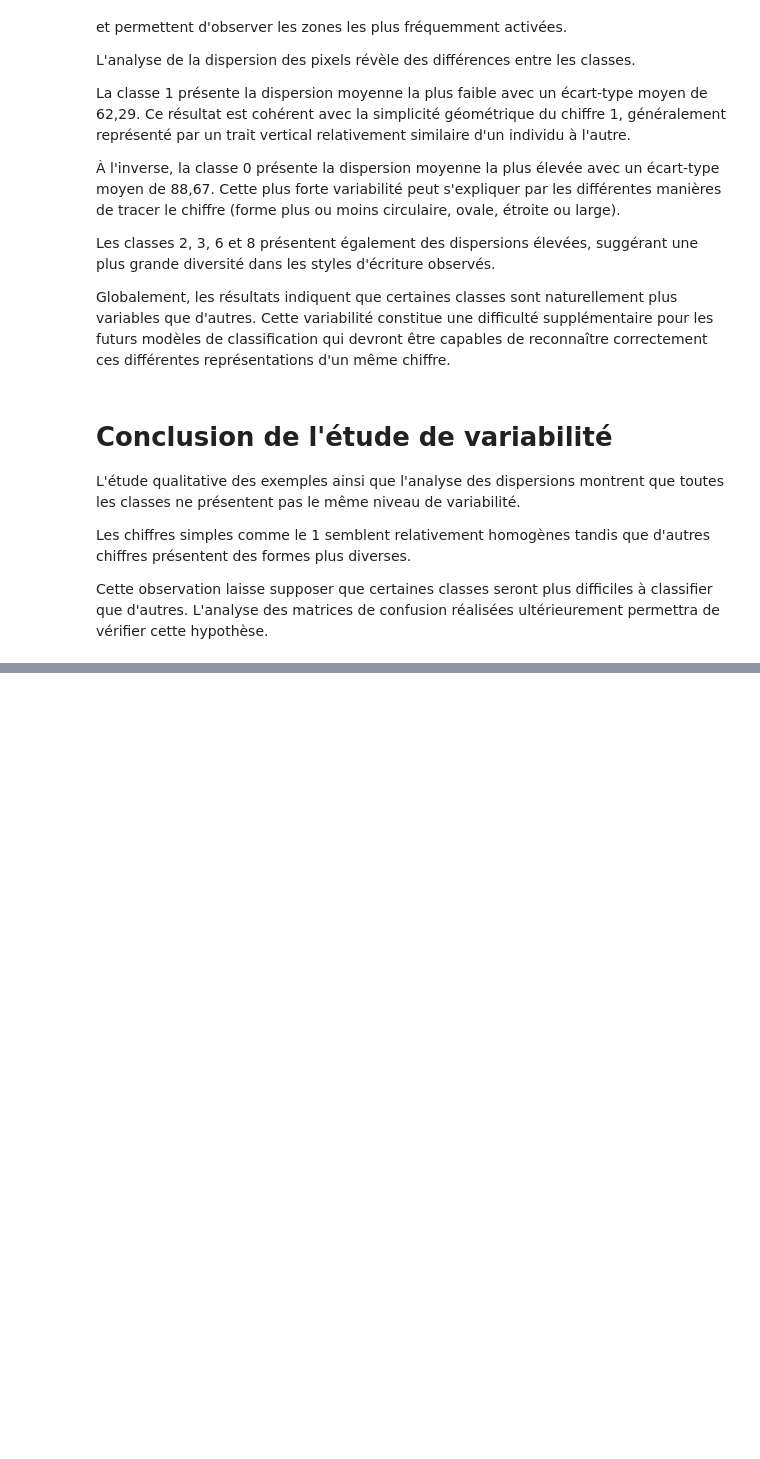
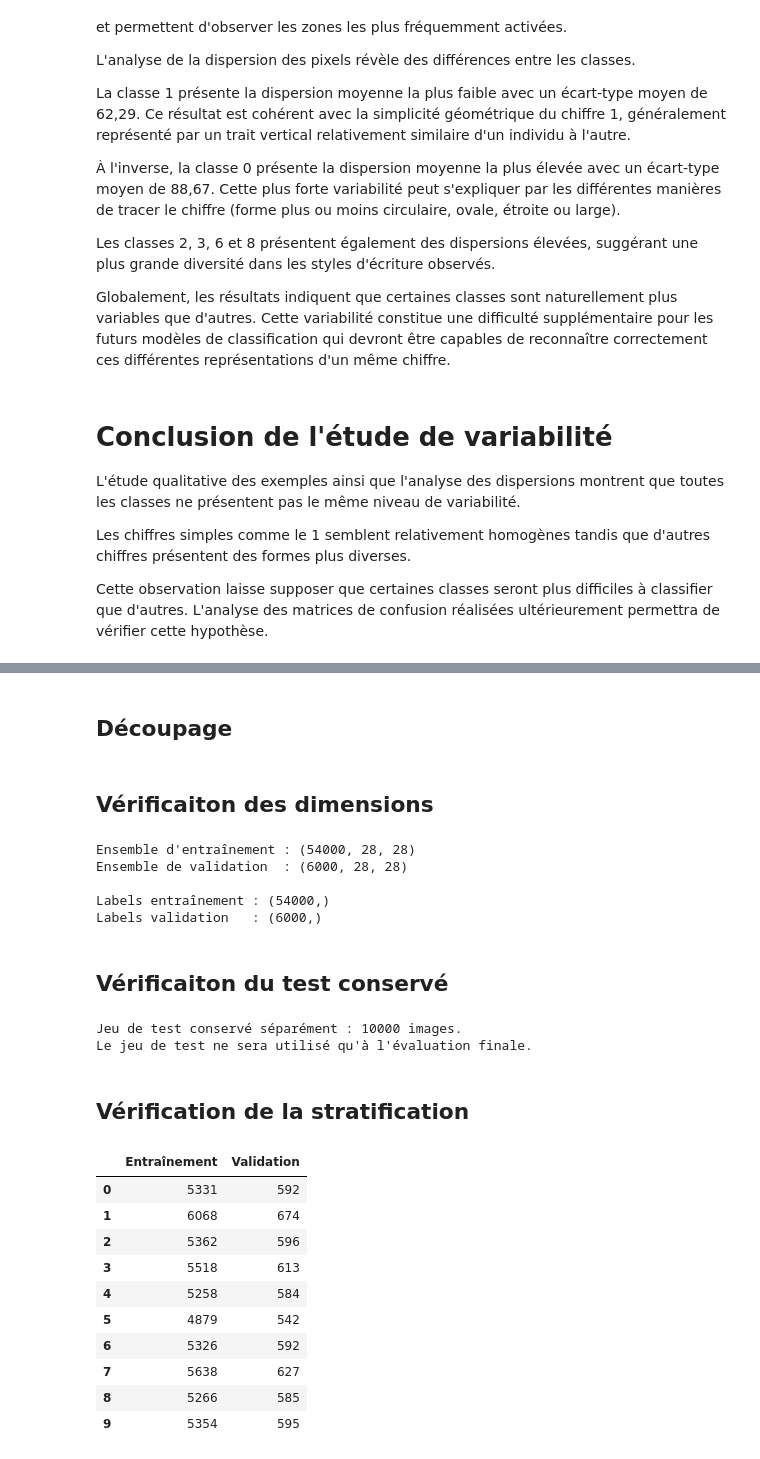
Before and after one commit to pierre-mazard/handwritten_digits, a Jupyter notebook: notebooks/01_exploration_mnist.ipynb, the cells around one changed output, grey strips where cells are left out. Cells and saved outputs as stored; diff of their text form; code cells hidden in the pictures; blank space fills up the shorter version.

```diff
--- a/notebooks/01_exploration_mnist.ipynb
+++ b/notebooks/01_exploration_mnist.ipynb
@@ -512,0 +559,59 @@ Les valeurs des pixels sont désormais comprises entre 0 et 1, ce qui constitue
+# %% [markdown]
+## Découpage
+# %%
+x_train, x_val, y_train, y_val = train_test_split(
+    x_train_full,
+    y_train_full,
+    test_size=6000,
+    random_state=SEED,
+    stratify=y_train_full,
+)
+# %% [markdown]
+## Vérificaiton des dimensions
+# %%
+print("Ensemble d'entraînement :", x_train.shape)
+print("Ensemble de validation  :", x_val.shape)
+
+print("\nLabels entraînement :", y_train.shape)
+print("Labels validation   :", y_val.shape)
+# %% [output]
+Ensemble d'entraînement : (54000, 28, 28)
+Ensemble de validation  : (6000, 28, 28)
+
+Labels entraînement : (54000,)
+Labels validation   : (6000,)
+# %% [markdown]
+## Vérificaiton du test conservé
+# %%
+print(f"Jeu de test conservé séparément : {x_test.shape[0]} images.")
+print("Le jeu de test ne sera utilisé qu'à l'évaluation finale.")
+# %% [output]
+Jeu de test conservé séparément : 10000 images.
+Le jeu de test ne sera utilisé qu'à l'évaluation finale.
+# %% [markdown]
+## Vérification de la stratification
+# %%
+train_distribution = pd.Series(y_train).value_counts().sort_index()
+
+validation_distribution = pd.Series(y_val).value_counts().sort_index()
+
+distribution_df = pd.DataFrame(
+    {
+        "Entraînement": train_distribution,
+        "Validation": validation_distribution,
+    }
+)
+
+distribution_df
+# %% [output]
+|  | Entraînement | Validation |
+| 0 | 5331 | 592 |
+| 1 | 6068 | 674 |
+| 2 | 5362 | 596 |
+| 3 | 5518 | 613 |
+| 4 | 5258 | 584 |
+| 5 | 4879 | 542 |
+| 6 | 5326 | 592 |
+| 7 | 5638 | 627 |
+| 8 | 5266 | 585 |
+| 9 | 5354 | 595 |
```
Also changed, not shown: parts of 25 cells of this notebook, 6 other files.
